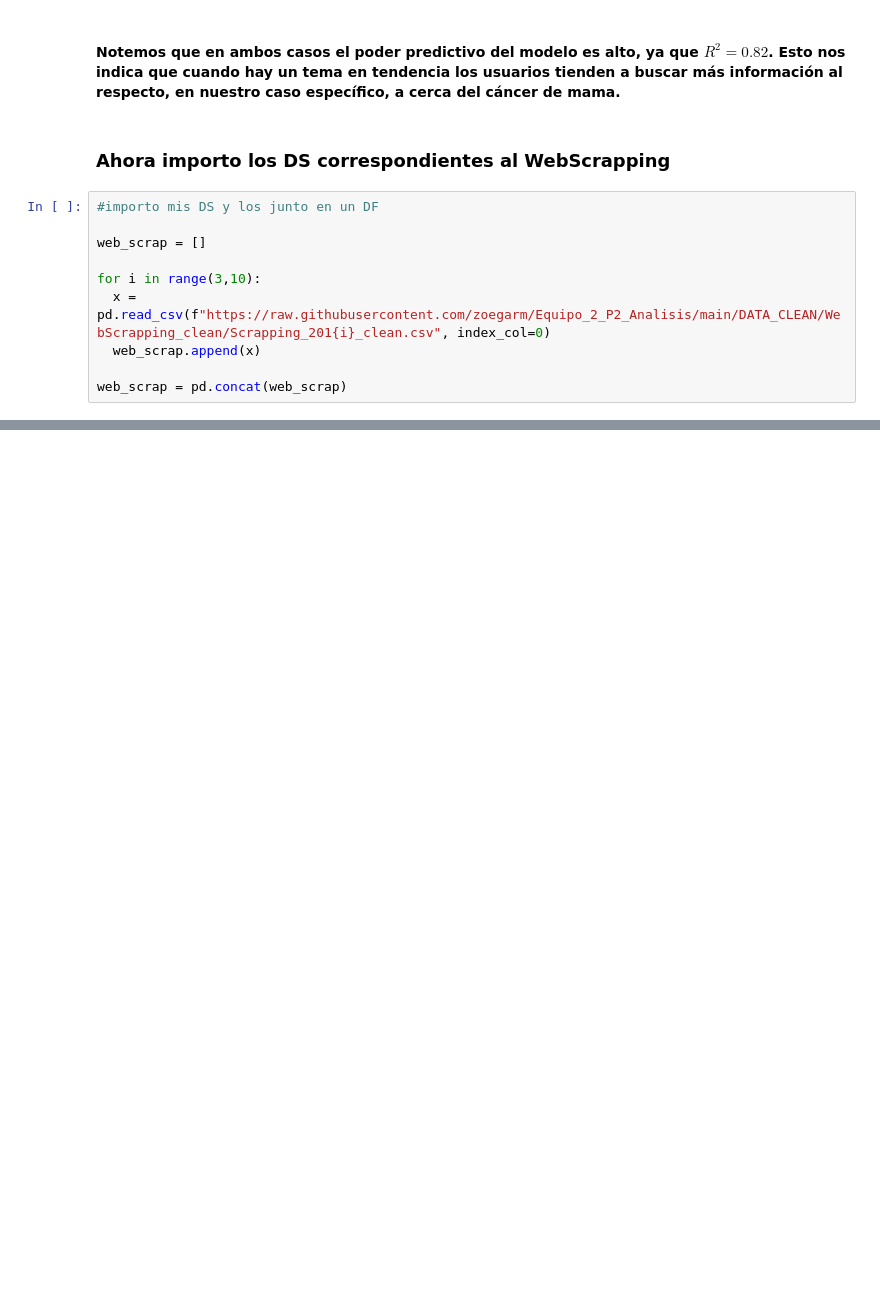
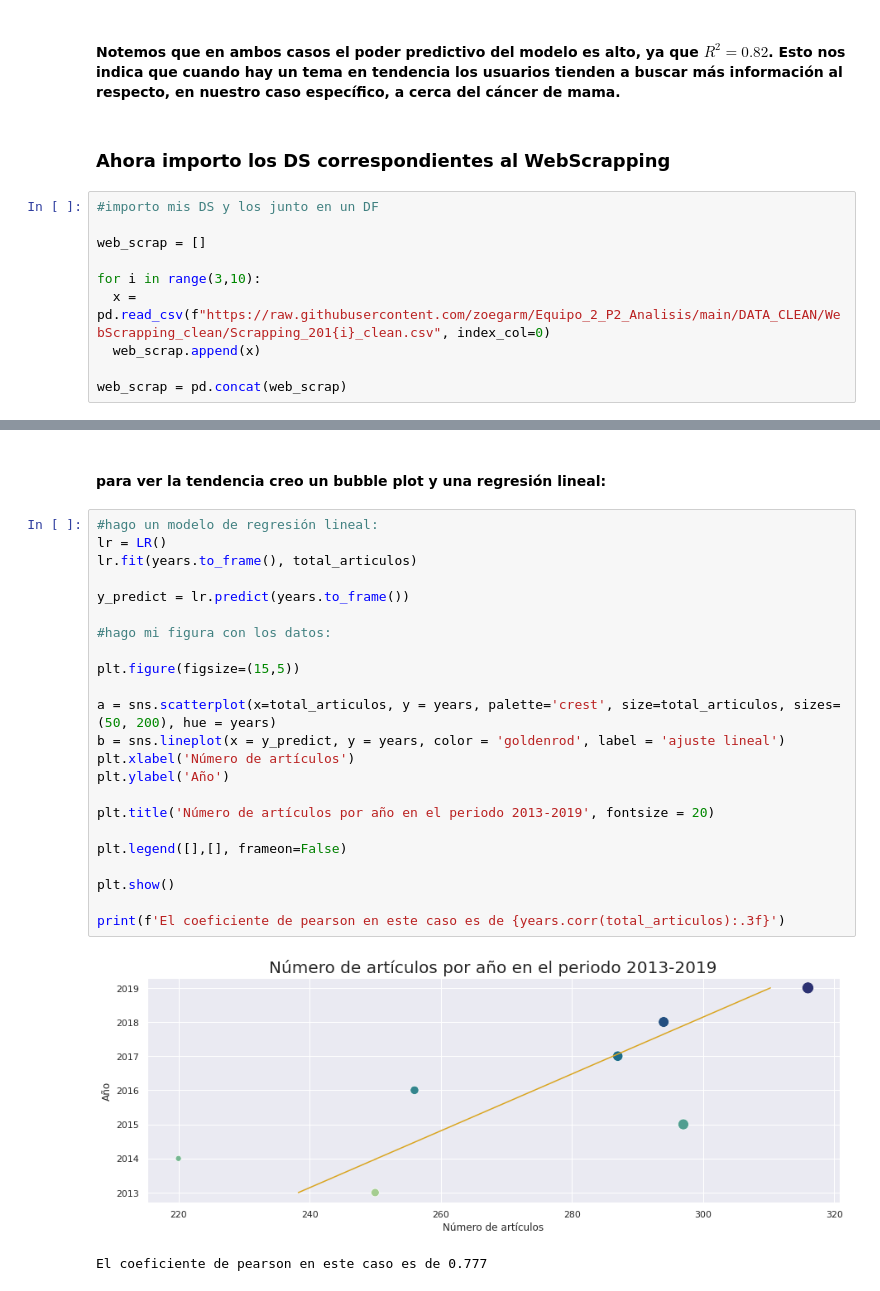
Before and after one commit to Zoe-Garcia/Equipo_2_P2_Analisis, a Jupyter notebook: Pregunta_3_y_4.ipynb, the cells around one changed output, grey strips where cells are left out. Cells and saved outputs as stored; diff of their text form; blank space fills up the shorter version.

```diff
--- a/Pregunta_3_y_4.ipynb
+++ b/Pregunta_3_y_4.ipynb
@@ -381,0 +400,28 @@ web_scrap.groupby()
+# %% [markdown]
+#### para ver la tendencia creo un bubble plot y una regresión lineal:
+# %%
+#hago un modelo de regresión lineal:
+lr = LR()
+lr.fit(years.to_frame(), total_articulos)
+
+y_predict = lr.predict(years.to_frame())
+
+#hago mi figura con los datos:
+
+plt.figure(figsize=(15,5))
+
+a = sns.scatterplot(x=total_articulos, y = years, palette='crest', size=total_articulos, sizes=(50, 200), hue = years)
+b = sns.lineplot(x = y_predict, y = years, color = 'goldenrod', label = 'ajuste lineal')
+plt.xlabel('Número de artículos')
+plt.ylabel('Año')
+
+plt.title('Número de artículos por año en el periodo 2013-2019', fontsize = 20)
+
+plt.legend([],[], frameon=False)
+
+plt.show()
+
+print(f'El coeficiente de pearson en este caso es de {years.corr(total_articulos):.3f}')
+# %% [output]
+[figure, added]
+El coeficiente de pearson en este caso es de 0.777
```
Also changed, not shown: parts of 11 cells of this notebook.
